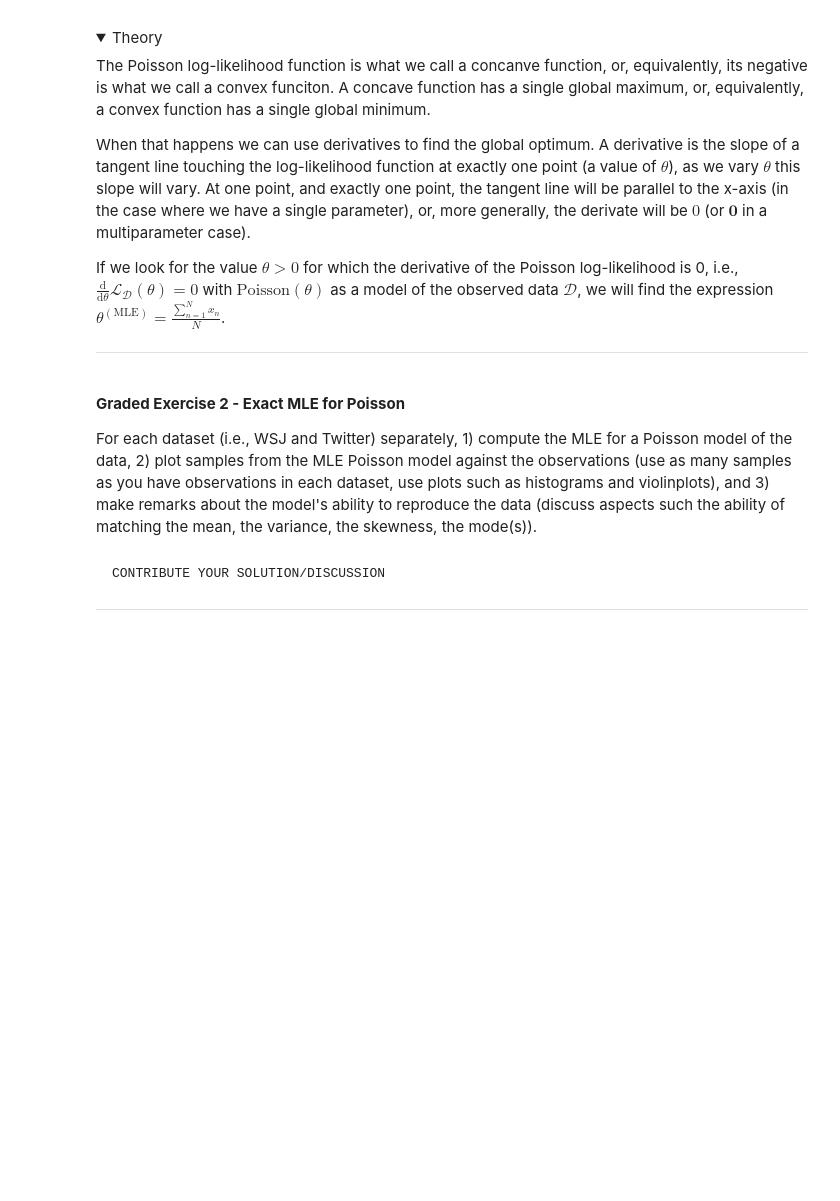
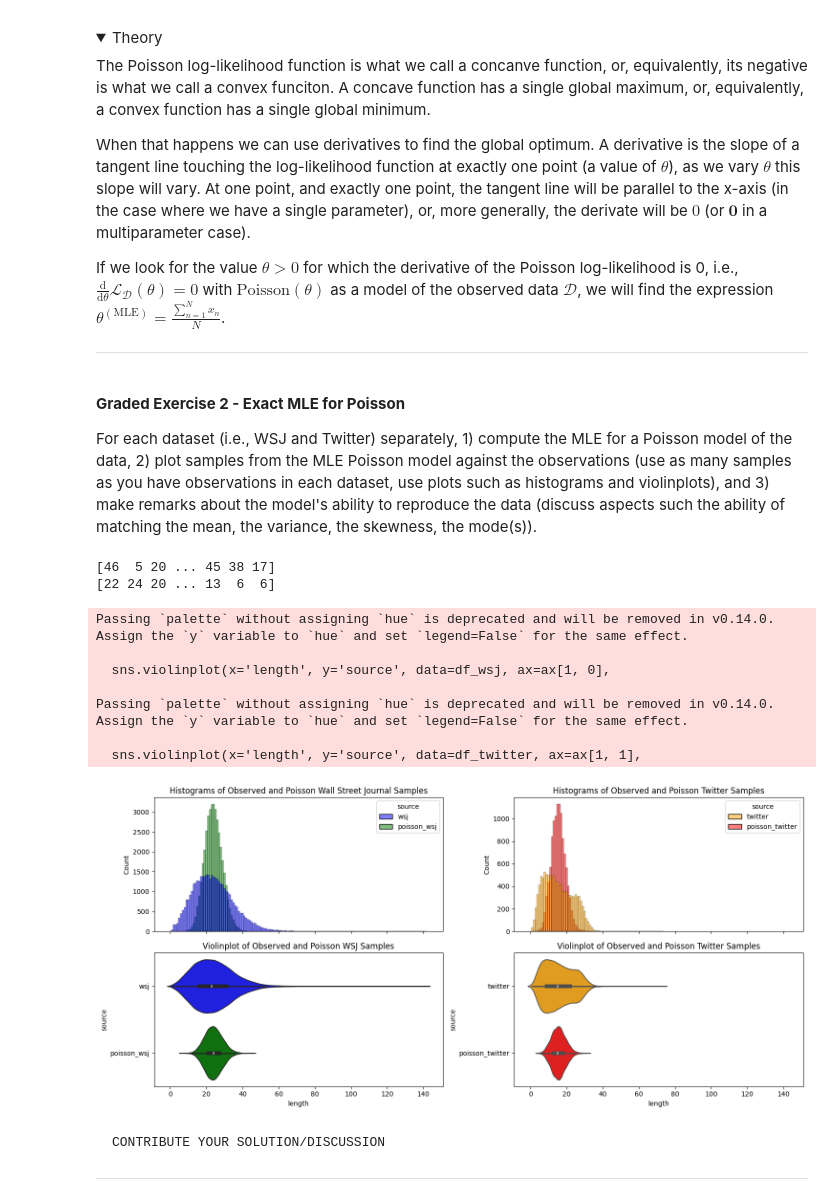
Before and after one commit to xsznr/NTMI, a Jupyter notebook: T1.ipynb, the cells around one changed output. Saved outputs shown, nothing was run; the diff lists cells and outputs as text; code cells hidden in the pictures; folded sections open; blank space fills up the shorter version.

```diff
--- a/T1.ipynb
+++ b/T1.ipynb
@@ -1098,3 +1096,70 @@ For each dataset (i.e., WSJ and Twitter) separately, 1) compute the MLE for a Po
+# %%
+# CONTRIBUTE YOUR SOLUTION/CODE
+
+print(wsj_lens)
+print(twitter_lens)
+
+#1)
+mle_wsj = np.sum(wsj_lens) / len(wsj_lens)
+mle_twitter = np.sum(twitter_lens) / len(twitter_lens)
+
+#2)
+#total_wsj_samples = len(wsj_lens)
+#total_twitter_samples = len(twitter_lens)
+
+poisson_wsj_samples = st.poisson(mle_wsj).rvs(len(wsj_lens))
+poisson_twitter_samples = st.poisson(mle_twitter).rvs(len(twitter_lens))
+
+#wsj_samples = np.random.poisson(lam=mle_wsj, size=len(wsj_lens))
+#twitter_samples = np.random.poisson(lam=mle_twitter, size=len(twitter_data))
+
+# Create a DataFrame for plotting
+df_wsj = pd.DataFrame({
+    'source': ['wsj'] * len(wsj_lens) + ['poisson_wsj'] * len(wsj_lens),
+    'length': np.concatenate([wsj_lens, poisson_wsj_samples])
+})
+
+df_twitter = pd.DataFrame({
+    'source': ['twitter'] * len(twitter_lens) + ['poisson_twitter'] * len(twitter_lens),
+    'length': np.concatenate([twitter_lens, poisson_twitter_samples])
+})
+
+fig, ax = plt.subplots(2, 2, sharex=True, figsize=(15, 7))
+
+sns.histplot(x='length', hue='source', discrete=True, data=df_wsj, ax=ax[0, 0],
+             common_bins=True,
+             #bins='auto',
+             palette={'wsj': 'blue', 'poisson_wsj': 'green'})
+ax[0, 0].set_title('Histograms of Observed and Poisson Wall Street Journal Samples')
+
+sns.histplot(x='length', hue='source', discrete=True, data=df_twitter, ax=ax[0, 1],
+             common_bins=True,
+             #bins='auto',
+             palette={'twitter': 'orange', 'poisson_twitter': 'red'})
+ax[0, 1].set_title('Histograms of Observed and Poisson Twitter Samples')
+
+sns.violinplot(x='length', y='source', data=df_wsj, ax=ax[1, 0],
+               palette={'wsj': 'blue', 'poisson_wsj': 'green'})
+ax[1, 0].set_title('Violinplot of Observed and Poisson WSJ Samples')
+
+sns.violinplot(x='length', y='source', data=df_twitter, ax=ax[1, 1],
+               palette={'twitter': 'orange', 'poisson_twitter': 'red'})
+ax[1, 1].set_title('Violinplot of Observed and Poisson Twitter Samples')
+
+fig.tight_layout(w_pad=1, h_pad=1)
+
+#3)
+# %% [output]
+[46  5 20 ... 45 38 17]
+[22 24 20 ... 13  6  6]
+Passing `palette` without assigning `hue` is deprecated and will be removed in v0.14.0. Assign the `y` variable to `hue` and set `legend=False` for the same effect.
+
+  sns.violinplot(x='length', y='source', data=df_wsj, ax=ax[1, 0],
+
+Passing `palette` without assigning `hue` is deprecated and will be removed in v0.14.0. Assign the `y` variable to `hue` and set `legend=False` for the same effect.
+
+  sns.violinplot(x='length', y='source', data=df_twitter, ax=ax[1, 1],
+[figure, added]
 # %% [markdown]
 	CONTRIBUTE YOUR SOLUTION/DISCUSSION
 
```
Also changed, not shown: parts of 4 cells of this notebook.
